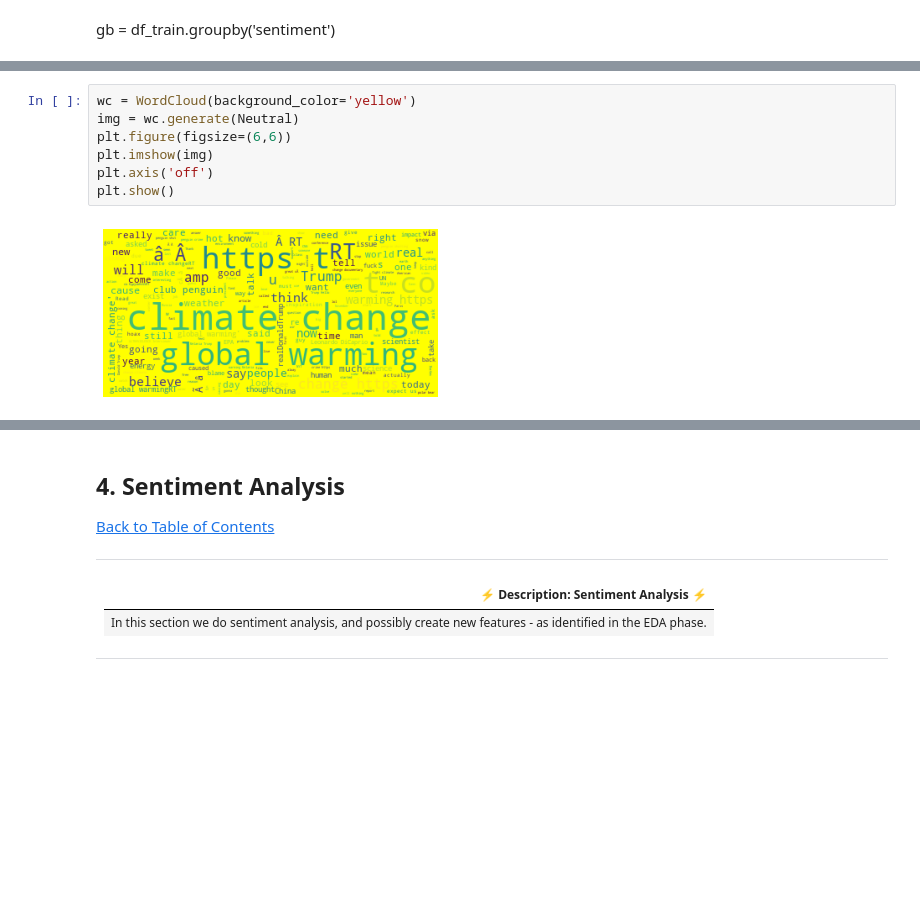
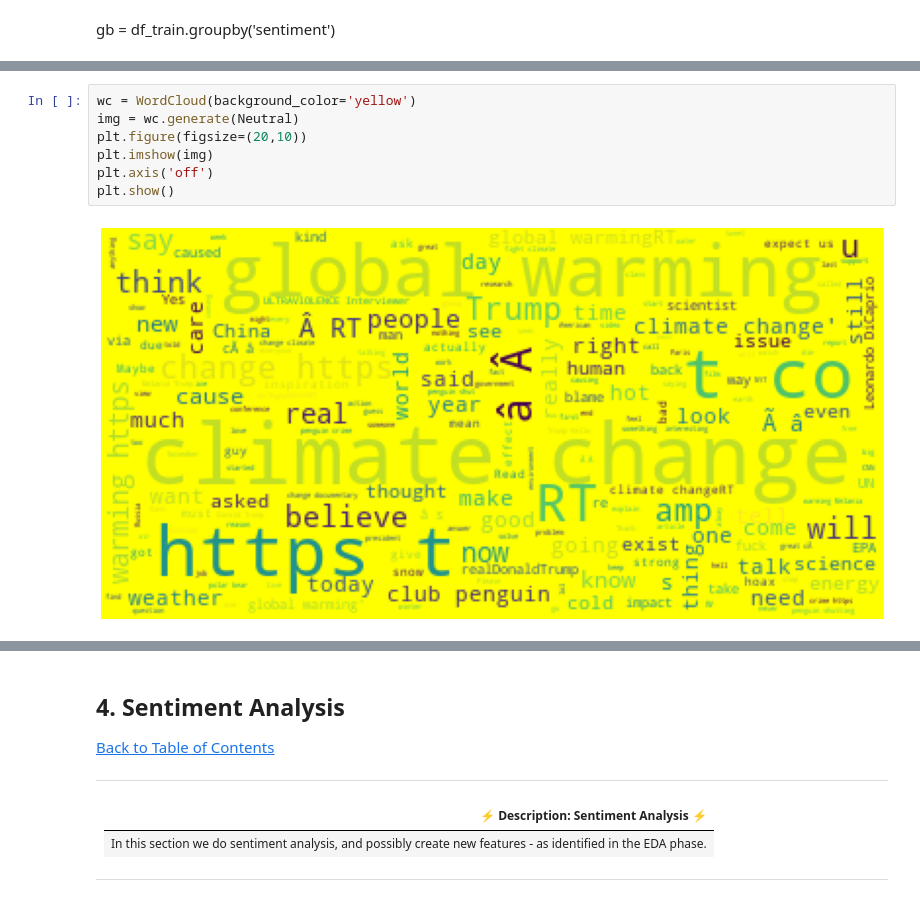
Before and after one commit to TEAM-CW3/climate-change-belief-analysis-2022, a Jupyter notebook: climate-change-belief-analysis-notebook.ipynb, the cells around one changed output, grey strips where cells are left out. Saved outputs shown, nothing was run; the diff lists cells and outputs as text; blank space fills up the shorter version.

```diff
--- a/climate-change-belief-analysis-notebook.ipynb
+++ b/climate-change-belief-analysis-notebook.ipynb
@@ -415,12 +475,12 @@ plt.show()
 # %%
 wc = WordCloud(background_color='yellow')
 img = wc.generate(Neutral)
-plt.figure(figsize=(6,6))
+plt.figure(figsize=(20,10))
 plt.imshow(img)
 plt.axis('off')
 plt.show()
 # %% [output]
-[figure, old version]
+[figure, new version]
 # %%
 wc = WordCloud(background_color='green')
 img = wc.generate(News)
```
Also changed, not shown: parts of 19 cells of this notebook.
